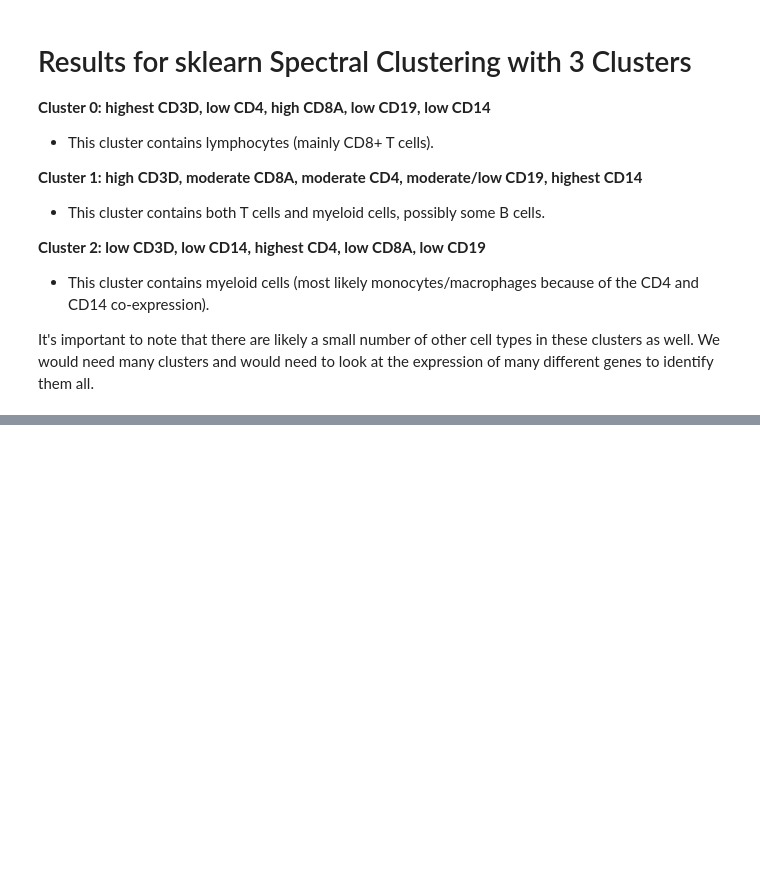
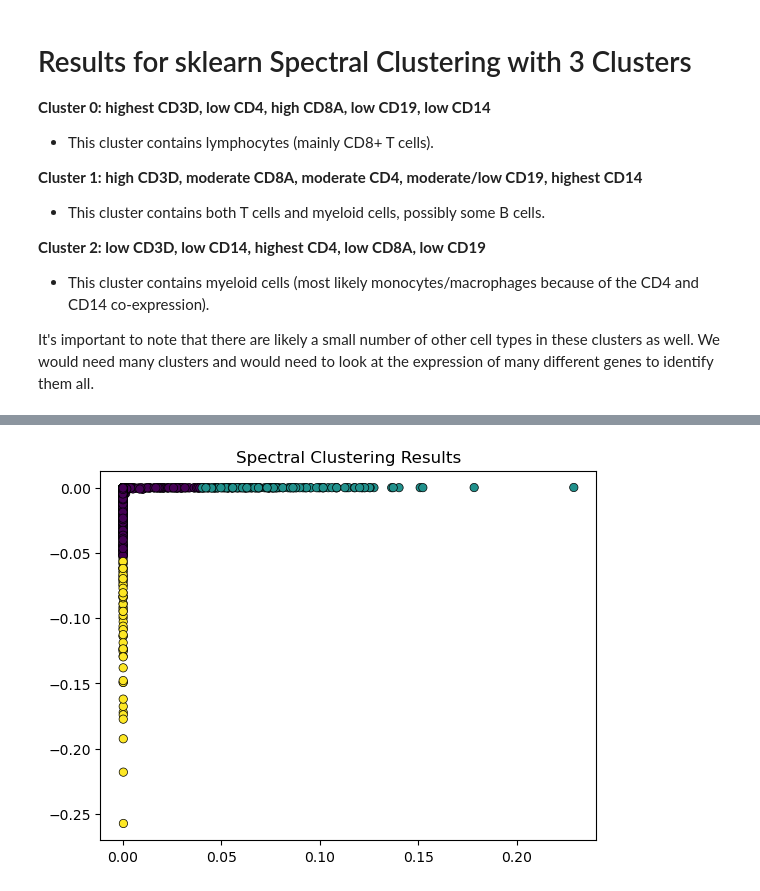
Before and after one commit to ibonomi-MSSE/274B-Micropresentation, a Jupyter notebook: Spectral_clustering_Implementation.ipynb, the cells around one changed output, grey strips where cells are left out. Cells and saved outputs as stored; diff of their text form; code cells hidden in the pictures; blank space fills up the shorter version.

```diff
--- a/Spectral_clustering_Implementation.ipynb
+++ b/Spectral_clustering_Implementation.ipynb
@@ -694,0 +718,44 @@ It's important to note that there are likely a small number of other cell types
+# %%
+from scipy.linalg import eigh
+from sklearn.cluster import KMeans
+
+def spectral_clustering(data, n_clusters, n_neighbors, n_pcs):
+  #1. Create the Similarity Matrix (W)
+
+  # create k-Nearest Neighbor Graph
+  sc.pp.neighbors(data, n_neighbors, n_pcs)
+  # create a similarity matrix using the 'connectivities' matrix from sc.pp.neighbors
+  similarity_matrix = adata.obsp['connectivities']
+
+  # 2. Normalized Laplacian matrix (L) = I - D^{-1/2} * Similarity Matrix * D^{-1/2}
+  # degree matrix
+  degrees = np.sum(similarity_matrix, axis=1)
+  #D^{-1/2} Matrix
+  D_inverted_sqrt = np.diag(1 / np.sqrt(degrees))
+  # identity matrix
+  I = np.eye(similarity_matrix.shape[0])
+  normalized_laplacian = I - np.dot(np.dot(D_inverted_sqrt, similarity_matrix), D_inverted_sqrt)
+
+
+  # 3. Compute eigenvectors
+  k = n_clusters
+  eigenvalues, eigenvectors = eigh(normalized_laplacian)
+  # select the eigenvectors corresponding to the smallest k eigenvalues
+  selected_eigenvectors = eigenvectors[:, :k]
+
+  # 4. Cluster in the new feature space
+  # perform k-means on the eigenvectors
+  kmeans = KMeans(n_clusters=k, random_state=42)
+  kmeans.fit(selected_eigenvectors)
+  spectral_labels = kmeans.labels_
+
+  # 5. Visualize the clusters
+  plt.scatter(selected_eigenvectors[:, 0], selected_eigenvectors[:, 1], c=spectral_labels, cmap='viridis', lw=0.5, edgecolor='k')
+  plt.title('Spectral Clustering Results')
+  plt.show()
+
+  return spectral_labels
+
+spectral_labels = spectral_clustering(adata, 3, 15, 30)
+# %% [output]
+[figure, added]
```
Also changed, not shown: parts of 10 cells of this notebook.
